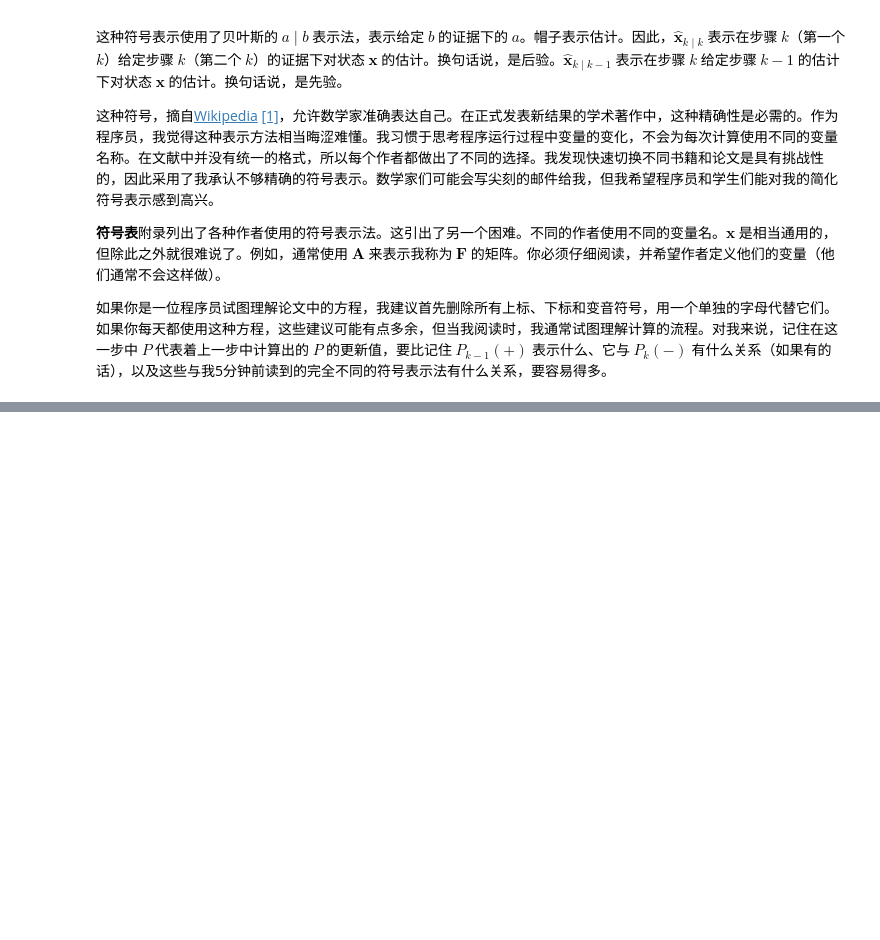
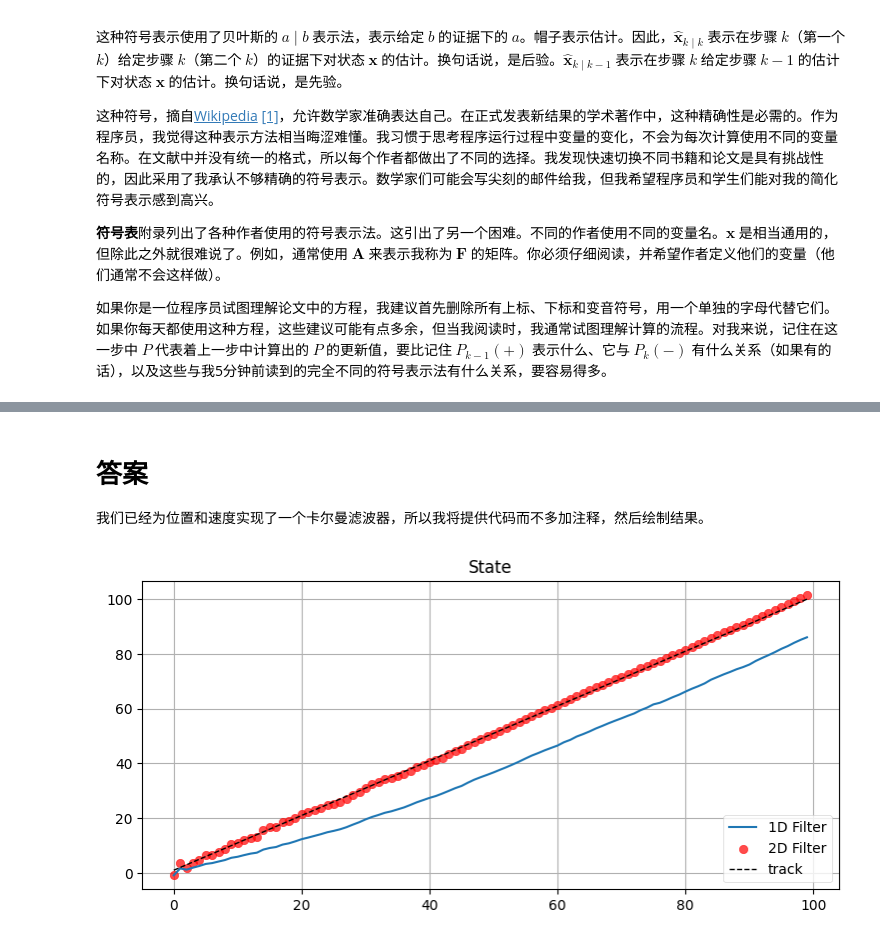
Before and after one commit to logan8866/Kalman-Filter-Programming, a Jupyter notebook: 06 多元卡尔曼滤波器.ipynb, the cells around one changed output, grey strips where cells are left out. Saved outputs shown, nothing was run; the diff lists cells and outputs as text; code cells hidden in the pictures; blank space fills up the shorter version.

```diff
--- a/06 多元卡尔曼滤波器.ipynb
+++ b/06 多元卡尔曼滤波器.ipynb
@@ -1196,0 +1203,59 @@ $$
+# %% [markdown]
+# 答案
+
+我们已经为位置和速度实现了一个卡尔曼滤波器，所以我将提供代码而不多加注释，然后绘制结果。
+# %%
+from math import sqrt
+from numpy.random import randn
+
+def univariate_filter(x0, P, R, Q):
+    f = KalmanFilter(dim_x=1, dim_z=1, dim_u=1)
+    f.x = np.array([[x0]])
+    f.P *= P
+    f.H = np.array([[1.]])
+    f.F = np.array([[1.]])
+    f.B = np.array([[1.]])
+    f.Q *= Q
+    f.R *= R
+    return f
+
+def plot_1d_2d(xs, xs1d, xs2d):
+    plt.plot(xs1d, label='1D Filter')
+    plt.scatter(range(len(xs2d)), xs2d, c='r', alpha=0.7, label='2D Filter')
+    plt.plot(xs, ls='--', color='k', lw=1, label='track')
+    plt.title('State')
+    plt.legend(loc=4)
+    plt.show()
+
+def compare_1D_2D(x0, P, R, Q, vel, u=None):
+    # storage for filter output
+    xs, xs1, xs2 = [], [], []
+
+    # 1d KalmanFilter
+    f1D = univariate_filter(x0, P, R, Q)
+
+    #2D Kalman filter
+    f2D = pos_vel_filter(x=(x0, vel), P=P, R=R, Q=0)
+    if np.isscalar(u):
+        u = [u]
+    pos = 0 # true position
+    for i in range(100):
+        pos += vel
+        xs.append(pos)
+
+        # control input u - discussed below
+        f1D.predict(u=u)
+        f2D.predict()
+
+        z = pos + randn()*sqrt(R) # measurement
+        f1D.update(z)
+        f2D.update(z)
+
+        xs1.append(f1D.x[0])
+        xs2.append(f2D.x[0])
+    plt.figure()
+    plot_1d_2d(xs, xs1, xs2)
+
+compare_1D_2D(x0=0, P=50., R=5., Q=.02, vel=1.)
+# %% [output]
+[figure, added]
```
Also changed, not shown: parts of 58 cells of this notebook, 1 other file.
